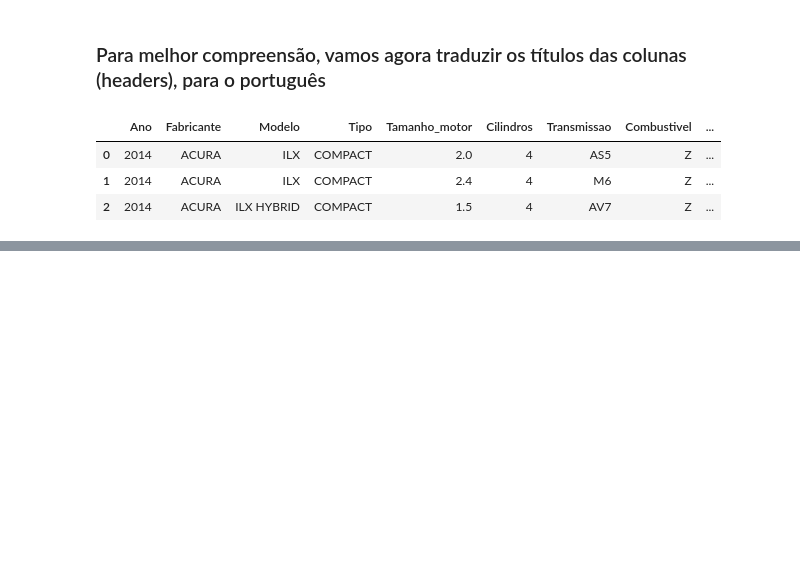
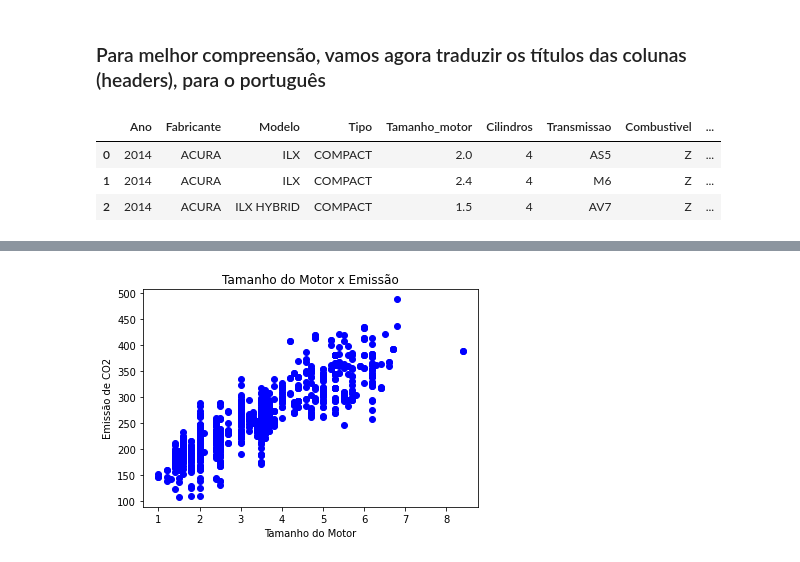
Before and after one commit to kauebr/Machine-Learning-Projects-IBM, a Jupyter notebook: Regressao Linear simples com SCIKIT-LEARN/Regressao linear simples-1.ipynb, the cells around one changed output, grey strips where cells are left out. Cells and saved outputs as stored; diff of their text form; code cells hidden in the pictures; blank space fills up the shorter version.

```diff
--- a/Regressao Linear simples com SCIKIT-LEARN/Regressao linear simples-1.ipynb
+++ b/Regressao Linear simples com SCIKIT-LEARN/Regressao linear simples-1.ipynb
@@ -66,0 +123,8 @@ df.head(3)
+# %%
+plt.scatter(cdf.Tamanho_motor, cdf.EmissaoCO2,  color='blue')
+plt.xlabel("Tamanho do Motor")
+plt.ylabel("Emissão de CO2")
+plt.title("Tamanho do Motor x Emissão")
+plt.show()
+# %% [output]
+[figure, added]
```
Also changed, not shown: parts of 11 cells of this notebook.
